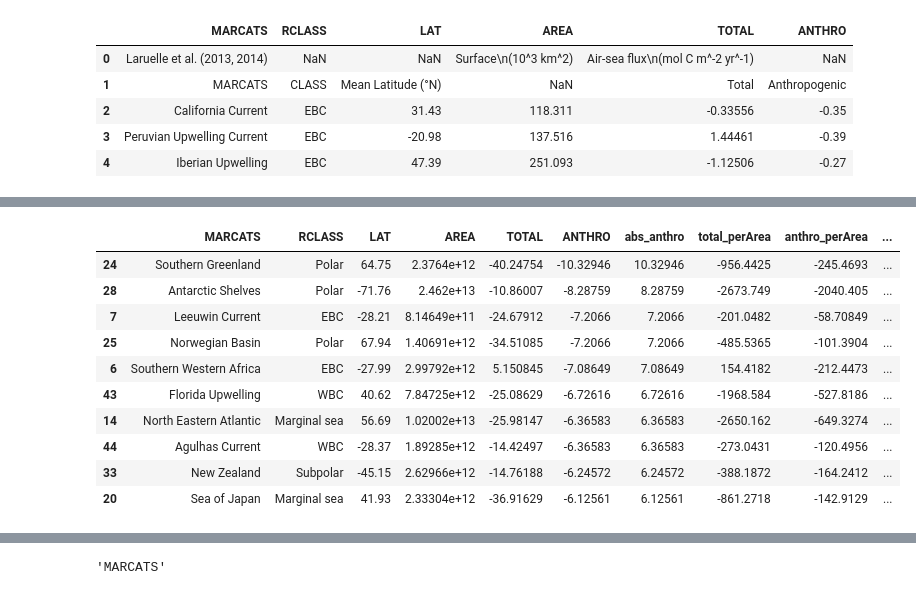
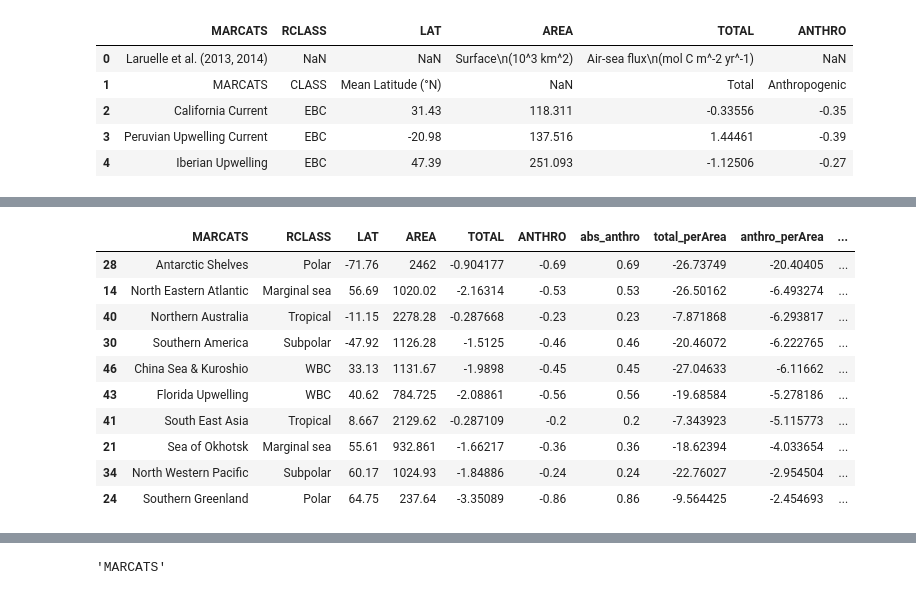
Before and after one commit to KatiRG/CO2airsea, a Jupyter notebook: Build_fluxes_perSurfaceArea.ipynb, the cells around one changed output, grey strips where cells are left out. Drawn from its saved outputs; the diff is of its cells as text; code cells hidden in the pictures.

```diff
--- a/Build_fluxes_perSurfaceArea.ipynb
+++ b/Build_fluxes_perSurfaceArea.ipynb
@@ -58,14 +58,6 @@ df05.head(5)
 # %%
 #Remove rows 0 and 1
 df05 = df05.drop([0, 1], 0)
-
-#Convert surface area from 10e3 km2 to m2
-df05['AREA'] = df05['AREA'] * 10e9
-
-#Convert fluxes from molC/(m2 yr) to g/(m2 yr)
-df05['TOTAL'] = df05['TOTAL'] * molarmassC #* 10e-12
-df05['ANTHRO'] = df05['ANTHRO'] * molarmassC
-
 df05.head(5)
 # %% [output]
 |  | MARCATS | RCLASS | LAT | AREA | TOTAL | ANTHRO |
@@ -88,9 +80,10 @@ df05.head(5)
 # %%
 #Add columns for flux per surface area, expressed in Tg (10e12 g)
+#Convert fluxes to Tg by multiplying by molarmassC and 1e-12, and convert AREA to m2 by multiplying by 1e9
 
-df05['total_perArea'] = df05['TOTAL'] * df05['AREA'] * 10e-12
-df05['anthro_perArea'] = df05['ANTHRO'] * df05['AREA'] * 10e-12
-df05['abs_anthro_perArea'] = df05['abs_anthro'] * df05['AREA'] * 10e-12
+df05['total_perArea'] = df05['TOTAL'] * molarmassC * df05['AREA'] * 1e9 * 1e-12
+df05['anthro_perArea'] = df05['ANTHRO'] * molarmassC * df05['AREA'] * 1e9 * 1e-12
+df05['abs_anthro_perArea'] = df05['abs_anthro'] * molarmassC * df05['AREA'] * 1e9 * 1e-12
 df05.head(5)
 # %% [output]
 |  | MARCATS | RCLASS | LAT | AREA | TOTAL | ANTHRO | abs_anthro | total_perArea | anthro_perArea | ... |
@@ -102,17 +115,17 @@ df05.head(5)
 # %%
-#Sort by abs_anthro
+#Sort by abs_anthro_perArea
 #df_stats.sort('MtCO2', ascending=False).head(50)
-df05 = df05.sort('abs_anthro', ascending=False)
+df05 = df05.sort('abs_anthro_perArea', ascending=False)
 df05.head(10)
 # %% [output]
 |  | MARCATS | RCLASS | LAT | AREA | TOTAL | ANTHRO | abs_anthro | total_perArea | anthro_perArea | ... |
-| 24 | Southern Greenland | Polar | 64.75 | 2.3764e+12 | -40.24754 | -10.32946 | 10.32946 | -956.4425 | -245.4693 | ... |
-| 28 | Antarctic Shelves | Polar | -71.76 | 2.462e+13 | -10.86007 | -8.28759 | 8.28759 | -2673.749 | -2040.405 | ... |
-| 7 | Leeuwin Current | EBC | -28.21 | 8.14649e+11 | -24.67912 | -7.2066 | 7.2066 | -201.0482 | -58.70849 | ... |
-| 25 | Norwegian Basin | Polar | 67.94 | 1.40691e+12 | -34.51085 | -7.2066 | 7.2066 | -485.5365 | -101.3904 | ... |
-| 6 | Southern Western Africa | EBC | -27.99 | 2.99792e+12 | 5.150845 | -7.08649 | 7.08649 | 154.4182 | -212.4473 | ... |
-| 43 | Florida Upwelling | WBC | 40.62 | 7.84725e+12 | -25.08629 | -6.72616 | 6.72616 | -1968.584 | -527.8186 | ... |
-| 14 | North Eastern Atlantic | Marginal sea | 56.69 | 1.02002e+13 | -25.98147 | -6.36583 | 6.36583 | -2650.162 | -649.3274 | ... |
-| 44 | Agulhas Current | WBC | -28.37 | 1.89285e+12 | -14.42497 | -6.36583 | 6.36583 | -273.0431 | -120.4956 | ... |
-| 33 | New Zealand | Subpolar | -45.15 | 2.62966e+12 | -14.76188 | -6.24572 | 6.24572 | -388.1872 | -164.2412 | ... |
-| 20 | Sea of Japan | Marginal sea | 41.93 | 2.33304e+12 | -36.91629 | -6.12561 | 6.12561 | -861.2718 | -142.9129 | ... |
+| 28 | Antarctic Shelves | Polar | -71.76 | 2462 | -0.904177 | -0.69 | 0.69 | -26.73749 | -20.40405 | ... |
+| 14 | North Eastern Atlantic | Marginal sea | 56.69 | 1020.02 | -2.16314 | -0.53 | 0.53 | -26.50162 | -6.493274 | ... |
+| 40 | Northern Australia | Tropical | -11.15 | 2278.28 | -0.287668 | -0.23 | 0.23 | -7.871868 | -6.293817 | ... |
+| 30 | Southern America | Subpolar | -47.92 | 1126.28 | -1.5125 | -0.46 | 0.46 | -20.46072 | -6.222765 | ... |
+| 46 | China Sea & Kuroshio | WBC | 33.13 | 1131.67 | -1.9898 | -0.45 | 0.45 | -27.04633 | -6.11662 | ... |
+| 43 | Florida Upwelling | WBC | 40.62 | 784.725 | -2.08861 | -0.56 | 0.56 | -19.68584 | -5.278186 | ... |
+| 41 | South East Asia | Tropical | 8.667 | 2129.62 | -0.287109 | -0.2 | 0.2 | -7.343923 | -5.115773 | ... |
+| 21 | Sea of Okhotsk | Marginal sea | 55.61 | 932.861 | -1.66217 | -0.36 | 0.36 | -18.62394 | -4.033654 | ... |
+| 34 | North Western Pacific | Subpolar | 60.17 | 1024.93 | -1.84886 | -0.24 | 0.24 | -22.76027 | -2.954504 | ... |
+| 24 | Southern Greenland | Polar | 64.75 | 237.64 | -3.35089 | -0.86 | 0.86 | -9.564425 | -2.454693 | ... |
```
Also changed, not shown: parts of 17 cells of this notebook, 2 other files.
